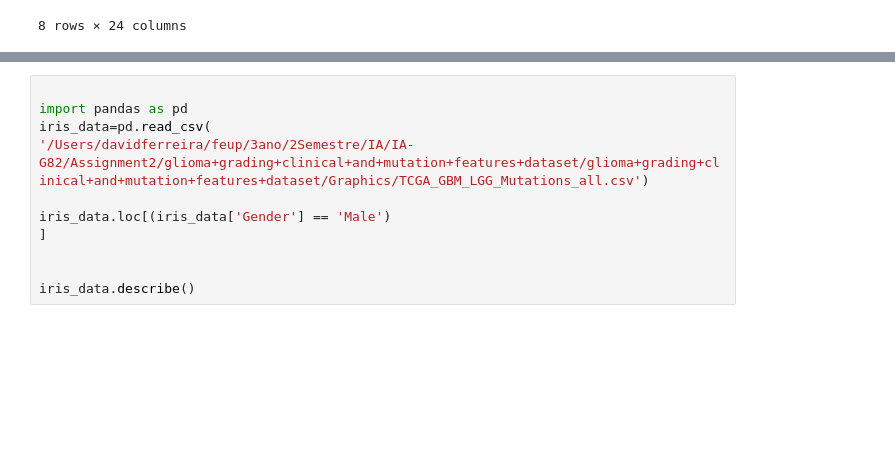
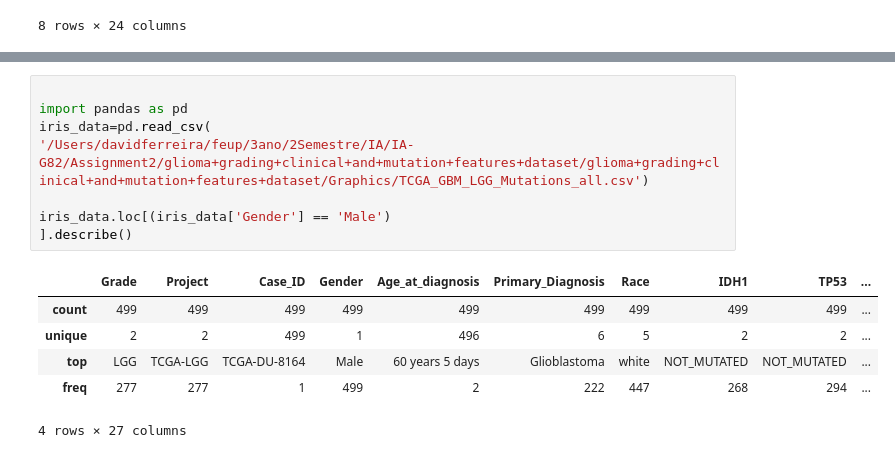
Before and after one commit to malu1608/Glioma, a Jupyter notebook: Assignment2/src/Project.ipynb, the cells around one changed output, grey strips where cells are left out. Saved outputs shown, nothing was run; the diff lists cells and outputs as text; blank space fills up the shorter version.

```diff
--- a/Assignment2/src/Project.ipynb
+++ b/Assignment2/src/Project.ipynb
@@ -49,14 +61,18 @@ iris_data.describe()
 # %%
 
 import pandas as pd
 iris_data=pd.read_csv(
 '/Users/davidferreira/feup/3ano/2Semestre/IA/IA-G82/Assignment2/glioma+grading+clinical+and+mutation+features+dataset/glioma+grading+clinical+and+mutation+features+dataset/Graphics/TCGA_GBM_LGG_Mutations_all.csv')
 
 iris_data.loc[(iris_data['Gender'] == 'Male')
-]
-
-
-iris_data.describe()
+].describe()
+# %% [output]
+|  | Grade | Project | Case_ID | Gender | Age_at_diagnosis | Primary_Diagnosis | Race | IDH1 | TP53 | ... |
+| count | 499 | 499 | 499 | 499 | 499 | 499 | 499 | 499 | 499 | ... |
+| unique | 2 | 2 | 499 | 1 | 496 | 6 | 5 | 2 | 2 | ... |
+| top | LGG | TCGA-LGG | TCGA-DU-8164 | Male | 60 years 5 days | Glioblastoma | white | NOT_MUTATED | NOT_MUTATED | ... |
+| freq | 277 | 277 | 1 | 499 | 2 | 222 | 447 | 268 | 294 | ... |
+4 rows × 27 columns
 # %%
 iris_data=pd.read_csv(
 '/Users/davidferreira/feup/3ano/2Semestre/IA/IA-G82/Assignment2/glioma+grading+clinical+and+mutation+features+dataset/glioma+grading+clinical+and+mutation+features+dataset/Graphics/TCGA_GBM_LGG_Mutations_all.csv')
```
Also changed, not shown: parts of 6 cells of this notebook, 1 other file.
